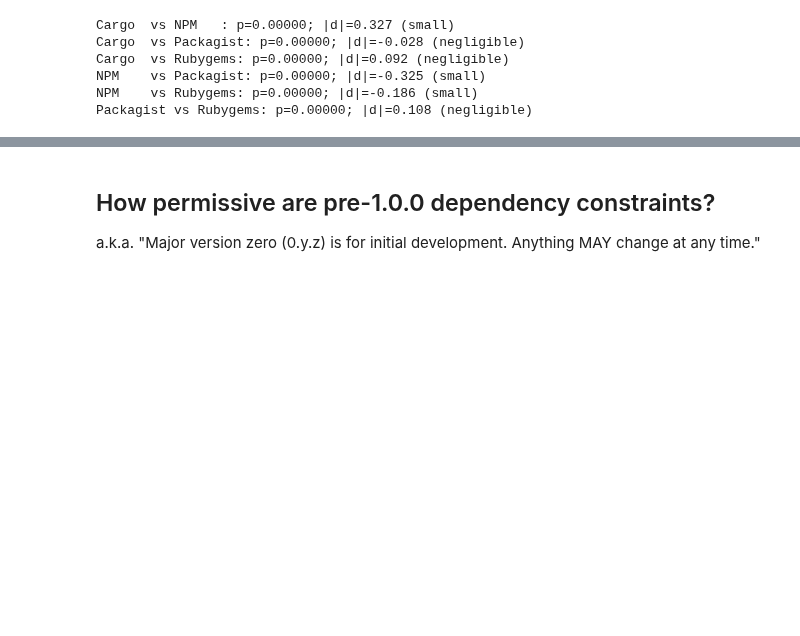
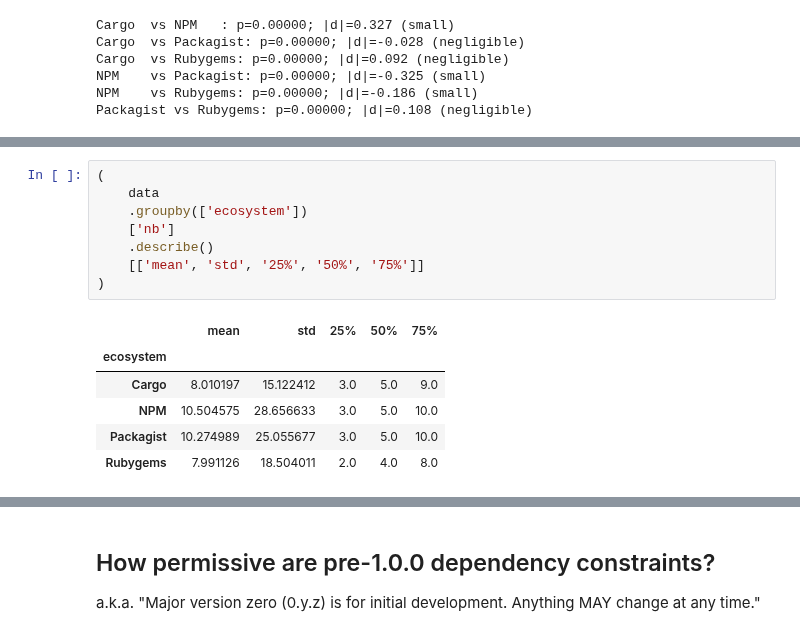
Before and after one commit to AlexandreDecan/secos-zero, a Jupyter notebook: notebooks/Magic zero.ipynb, the cells around one changed output, grey strips where cells are left out. Saved outputs shown, nothing was run; the diff lists cells and outputs as text; blank space fills up the shorter version.

```diff
--- a/notebooks/Magic zero.ipynb
+++ b/notebooks/Magic zero.ipynb
@@ -738,0 +779,15 @@ Packagist vs Rubygems: p=0.00000; |d|=0.108 (negligible)
+# %%
+(
+    data
+    .groupby(['ecosystem'])
+    ['nb']
+    .describe()
+    [['mean', 'std', '25%', '50%', '75%']]
+)
+# %% [output]
+|  | mean | std | 25% | 50% | 75% |
+| ecosystem |  |  |  |  |  |
+| Cargo | 8.010197 | 15.122412 | 3.0 | 5.0 | 9.0 |
+| NPM | 10.504575 | 28.656633 | 3.0 | 5.0 | 10.0 |
+| Packagist | 10.274989 | 25.055677 | 3.0 | 5.0 | 10.0 |
+| Rubygems | 7.991126 | 18.504011 | 2.0 | 4.0 | 8.0 |
```
Also changed, not shown: parts of 6 cells of this notebook.
